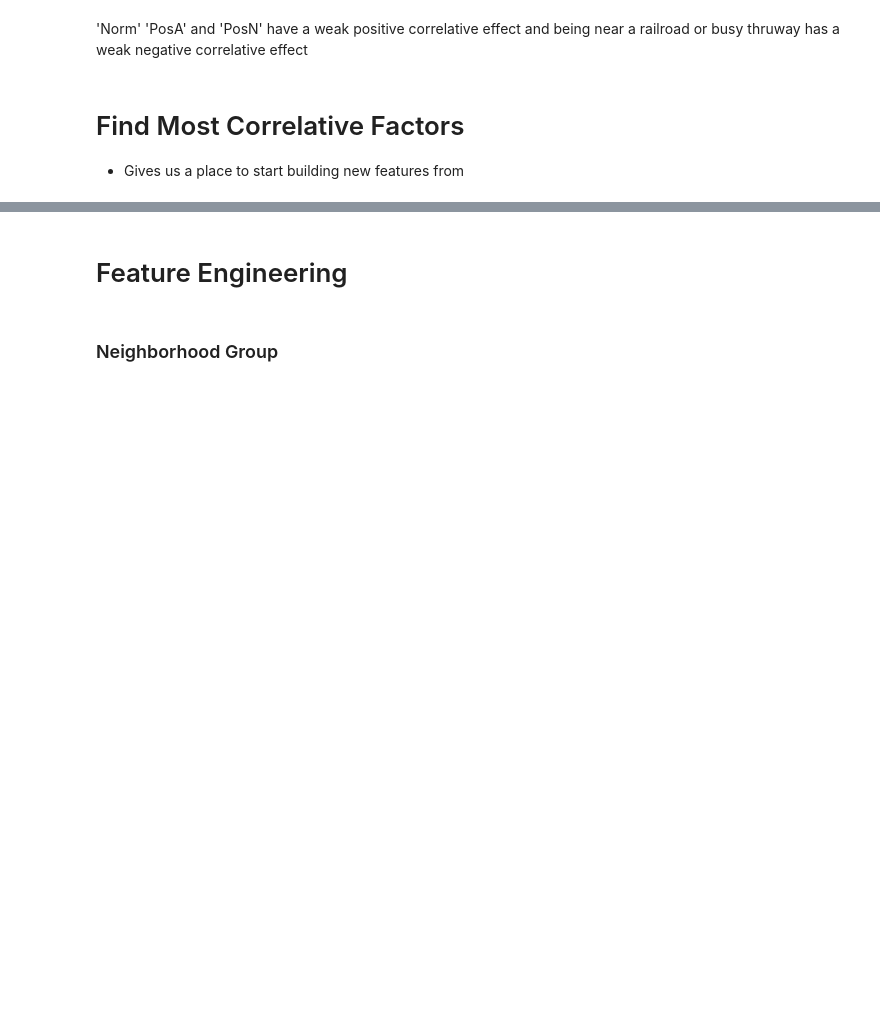
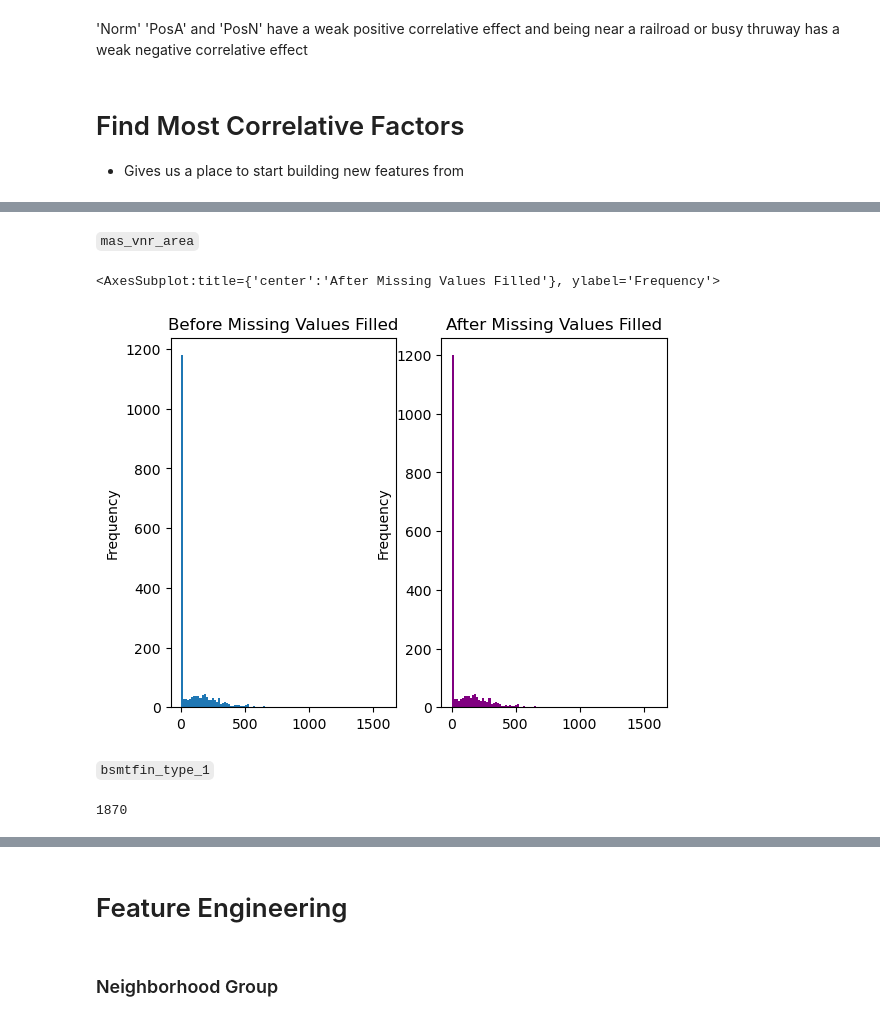
Before and after one commit to AlexSpradling/Home-Price-Prediction-in-Ames-IA, a Jupyter notebook: code/data_correlation.ipynb, the cells around one changed output, grey strips where cells are left out. Drawn from its saved outputs; the diff is of its cells as text; code cells hidden in the pictures; blank space fills up the shorter version.

```diff
--- a/code/data_correlation.ipynb
+++ b/code/data_correlation.ipynb
@@ -195,0 +266,21 @@ correlative_factors
+# %% [markdown]
+`mas_vnr_area`
+# %%
+before = house_train['mas_vnr_area'].copy()
+
+house_train['mas_vnr_area'].fillna(0, inplace=True) # 0 is the mode, overwhelmingly the case
+
+fig, axes = plt.subplots(1,2)
+
+before.plot.hist(bins=100, ax = axes[0], title='Before Missing Values Filled')
+house_train['mas_vnr_area'].plot.hist(bins=100, ax = axes[1], color = 'purple', title = 'After Missing Values Filled')
+# %% [output]
+<AxesSubplot:title={'center':'After Missing Values Filled'}, ylabel='Frequency'>
+[figure, added]
+# %% [markdown]
+`bsmtfin_type_1`
+# %%
+len(house_train.query('bsmtfin_type_1 == 1 and bsmtfin_type_1.notna()'))
+len(house_train.query('bsmtfin_type_1.notna()'))
+# %% [output]
+1870
```
Also changed, not shown: parts of 49 cells of this notebook.
